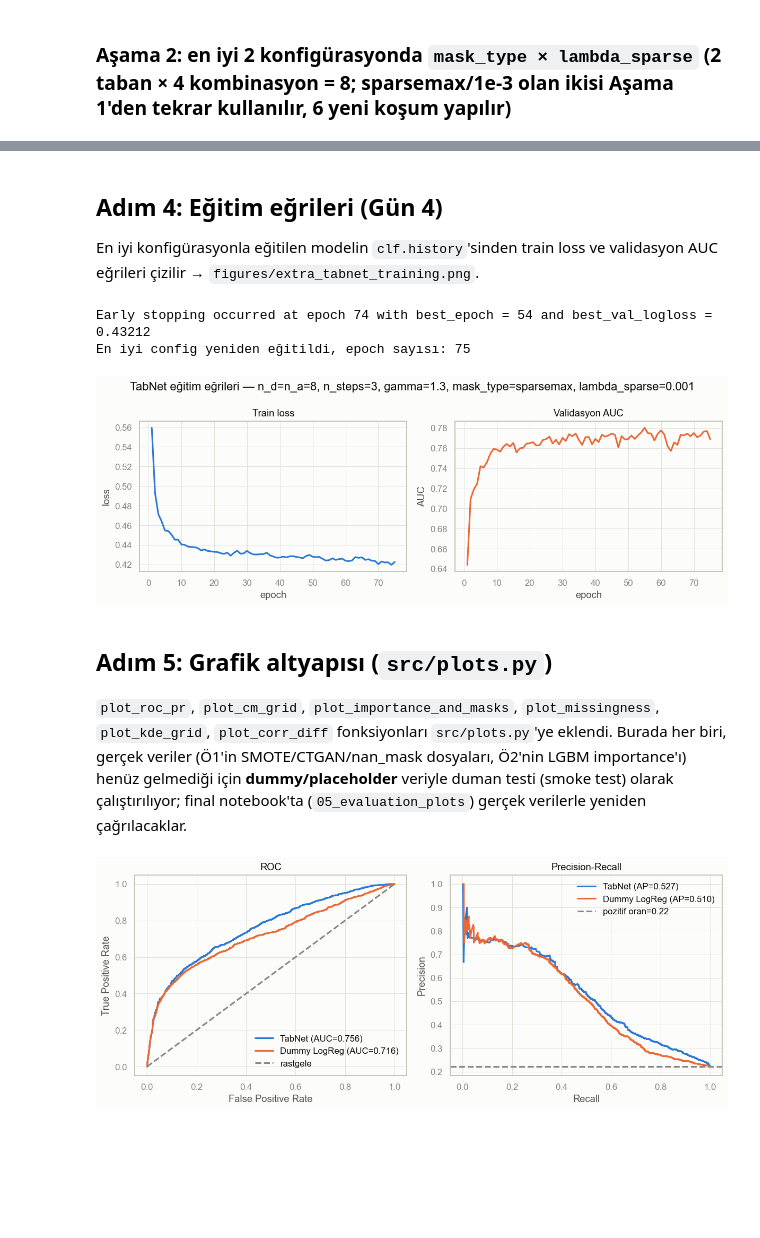
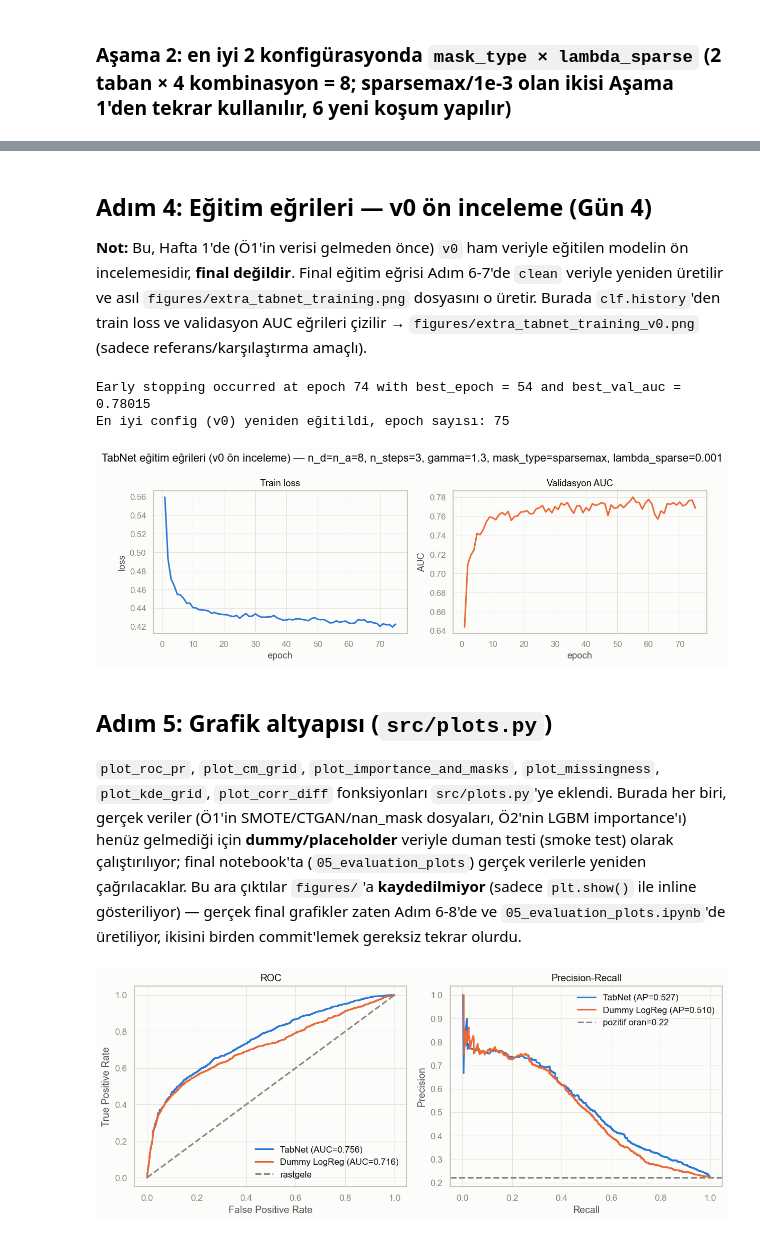
Before and after one commit to KamuranBey00/DataScienceProject, a Jupyter notebook: notebooks/04_tabnet.ipynb, the cells around one changed output, grey strips where cells are left out. Drawn from its saved outputs; the diff is of its cells as text; code cells hidden in the pictures; blank space fills up the shorter version.

```diff
--- a/notebooks/04_tabnet.ipynb
+++ b/notebooks/04_tabnet.ipynb
@@ -178,7 +190,9 @@ def run_tabnet(n_d, n_steps, gamma, mask_type, lambda_sparse):
         y_train,
         eval_set=[(X_val, y_val)],
         eval_name=["val"],
-        eval_metric=["auc", "logloss"],
+        # pytorch-tabnet'in erken durdurması (ve "en iyi ağırlığı" geri yüklemesi)
+        # eval_metric listesinin SON öğesini izler; auc'yi izlemesi için onu sona koyuyoruz.
+        eval_metric=["logloss", "auc"],
         max_epochs=100,
         patience=20,
         batch_size=1024,
@@ -332,8 +346,11 @@ En iyi config -> n_d=n_a=8 n_steps=3 gamma=1.3 mask_type=sparsemax lambda_sparse
 # %% [markdown]
-## Adım 4: Eğitim eğrileri (Gün 4)
+## Adım 4: Eğitim eğrileri — v0 ön inceleme (Gün 4)
 
-En iyi konfigürasyonla eğitilen modelin `clf.history`'sinden train loss ve
-validasyon AUC eğrileri çizilir → `figures/extra_tabnet_training.png`.
+**Not:** Bu, Hafta 1'de (Ö1'in verisi gelmeden önce) `v0` ham veriyle eğitilen modelin
+ön incelemesidir, **final değildir**. Final eğitim eğrisi Adım 6-7'de `clean` veriyle
+yeniden üretilir ve asıl `figures/extra_tabnet_training.png` dosyasını o üretir.
+Burada `clf.history`'den train loss ve validasyon AUC eğrileri çizilir →
+`figures/extra_tabnet_training_v0.png` (sadece referans/karşılaştırma amaçlı).
 # %%
 BEST = grid_df.iloc[0]
 
@@ -355,41 +372,42 @@ best_clf.fit(
     y_train,
     eval_set=[(X_val, y_val)],
     eval_name=["val"],
-    eval_metric=["auc", "logloss"],
+    eval_metric=["logloss", "auc"],
     max_epochs=100,
     patience=20,
     batch_size=1024,
     virtual_batch_size=128,
 )
-print("En iyi config yeniden eğitildi, epoch sayısı:", len(best_clf.history["loss"]))
+print("En iyi config (v0) yeniden eğitildi, epoch sayısı:", len(best_clf.history["loss"]))
 # %% [output]
-Early stopping occurred at epoch 74 with best_epoch = 54 and best_val_logloss = 0.43212
-En iyi config yeniden eğitildi, epoch sayısı: 75
+Early stopping occurred at epoch 74 with best_epoch = 54 and best_val_auc = 0.78015
+En iyi config (v0) yeniden eğitildi, epoch sayısı: 75
 # %%
 import matplotlib.pyplot as plt
 
 from src.plots import SERIES, save_fig, set_style
 
 set_style()
 history = best_clf.history
 epochs = range(1, len(history["loss"]) + 1)
 
 fig, axes = plt.subplots(1, 2, figsize=(11, 4))
 axes[0].plot(epochs, history["loss"], color=SERIES[0])
 axes[0].set(title="Train loss", xlabel="epoch", ylabel="loss")
 
 axes[1].plot(epochs, history["val_auc"], color=SERIES[1])
 axes[1].set(title="Validasyon AUC", xlabel="epoch", ylabel="AUC")
 
 fig.suptitle(
-    f"TabNet eğitim eğrileri — n_d=n_a={int(BEST.n_d)}, n_steps={int(BEST.n_steps)}, "
-    f"gamma={BEST.gamma}, mask_type={BEST.mask_type}, lambda_sparse={BEST.lambda_sparse}"
+    f"TabNet eğitim eğrileri (v0 ön inceleme) — n_d=n_a={int(BEST.n_d)}, "
+    f"n_steps={int(BEST.n_steps)}, gamma={BEST.gamma}, mask_type={BEST.mask_type}, "
+    f"lambda_sparse={BEST.lambda_sparse}"
 )
 fig.tight_layout()
-save_fig(fig, "extra_tabnet_training")
+save_fig(fig, "extra_tabnet_training_v0")
 plt.show()
 # %% [output]
-[figure, old version]
+[figure, new version]
 # %% [markdown]
 ## Adım 5: Grafik altyapısı (`src/plots.py`)
 
@@ -398,7 +416,10 @@ plt.show()
 Burada her biri, gerçek veriler (Ö1'in SMOTE/CTGAN/nan_mask dosyaları, Ö2'nin
 LGBM importance'ı) henüz gelmediği için **dummy/placeholder** veriyle duman
 testi (smoke test) olarak çalıştırılıyor; final notebook'ta (`05_evaluation_plots`)
-gerçek verilerle yeniden çağrılacaklar.
+gerçek verilerle yeniden çağrılacaklar. Bu ara çıktılar `figures/`'a **kaydedilmiyor**
+(sadece `plt.show()` ile inline gösteriliyor) — gerçek final grafikler zaten
+Adım 6-8'de ve `05_evaluation_plots.ipynb`'de üretiliyor, ikisini birden commit'lemek
+gereksiz tekrar olurdu.
 # %%
 from src.metrics import pick_threshold
 from src.plots import make_dummy_preds, plot_cm_grid, plot_roc_pr
```
Also changed, not shown: parts of 24 cells of this notebook, 20 other files.
